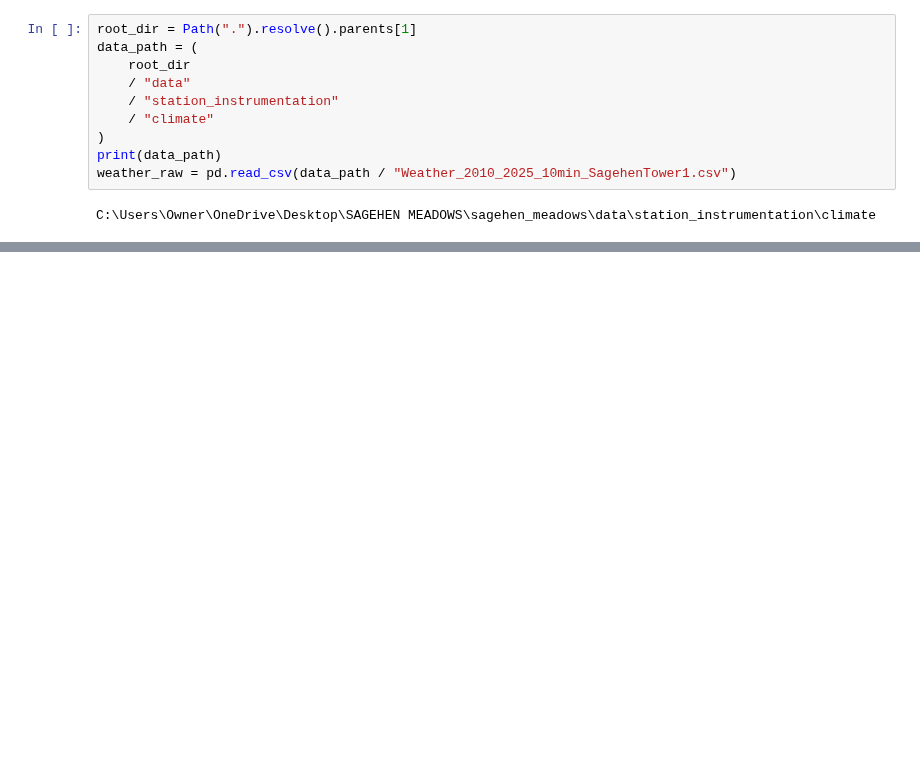
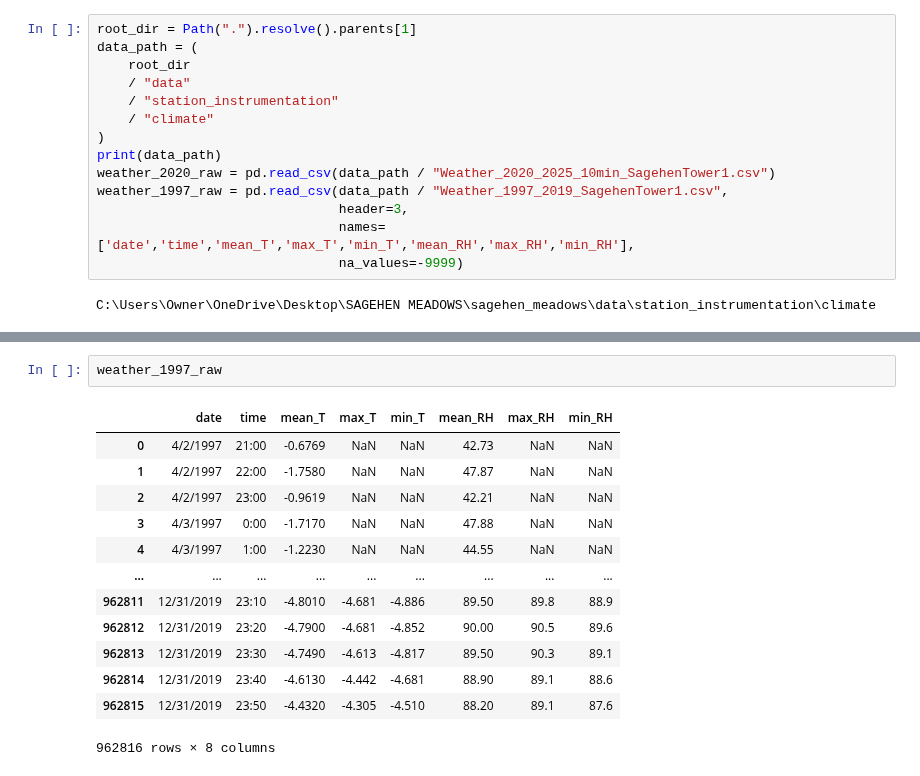
Before and after one commit to jnatali/sagehen_meadows, a Jupyter notebook: scripts/climate/VPD_long_term_analysis.ipynb, the cells around one changed output, grey strips where cells are left out. Saved outputs shown, nothing was run; the diff lists cells and outputs as text; blank space fills up the shorter version.

```diff
--- a/scripts/climate/VPD_long_term_analysis.ipynb
+++ b/scripts/climate/VPD_long_term_analysis.ipynb
@@ -16,6 +52,10 @@ data_path = (
     / "climate"
 )
 print(data_path)
-weather_raw = pd.read_csv(data_path / "Weather_2010_2025_10min_SagehenTower1.csv")
+weather_2020_raw = pd.read_csv(data_path / "Weather_2020_2025_10min_SagehenTower1.csv")
+weather_1997_raw = pd.read_csv(data_path / "Weather_1997_2019_SagehenTower1.csv",
+                               header=3,
+                               names=['date','time','mean_T','max_T','min_T','mean_RH','max_RH','min_RH'],
+                               na_values=-9999)
 # %% [output]
 C:\Users\Owner\OneDrive\Desktop\SAGEHEN MEADOWS\sagehen_meadows\data\station_instrumentation\climate
@@ -118,0 +79,16 @@ merged
+# %%
+weather_1997_raw
+# %% [output]
+|  | date | time | mean_T | max_T | min_T | mean_RH | max_RH | min_RH |
+| 0 | 4/2/1997 | 21:00 | -0.6769 | NaN | NaN | 42.73 | NaN | NaN |
+| 1 | 4/2/1997 | 22:00 | -1.7580 | NaN | NaN | 47.87 | NaN | NaN |
+| 2 | 4/2/1997 | 23:00 | -0.9619 | NaN | NaN | 42.21 | NaN | NaN |
+| 3 | 4/3/1997 | 0:00 | -1.7170 | NaN | NaN | 47.88 | NaN | NaN |
+| 4 | 4/3/1997 | 1:00 | -1.2230 | NaN | NaN | 44.55 | NaN | NaN |
+| ... | ... | ... | ... | ... | ... | ... | ... | ... |
+| 962811 | 12/31/2019 | 23:10 | -4.8010 | -4.681 | -4.886 | 89.50 | 89.8 | 88.9 |
+| 962812 | 12/31/2019 | 23:20 | -4.7900 | -4.681 | -4.852 | 90.00 | 90.5 | 89.6 |
+| 962813 | 12/31/2019 | 23:30 | -4.7490 | -4.613 | -4.817 | 89.50 | 90.3 | 89.1 |
+| 962814 | 12/31/2019 | 23:40 | -4.6130 | -4.442 | -4.681 | 88.90 | 89.1 | 88.6 |
+| 962815 | 12/31/2019 | 23:50 | -4.4320 | -4.305 | -4.510 | 88.20 | 89.1 | 87.6 |
+962816 rows × 8 columns
```
Also changed, not shown: parts of 18 cells of this notebook, 1 other file.
